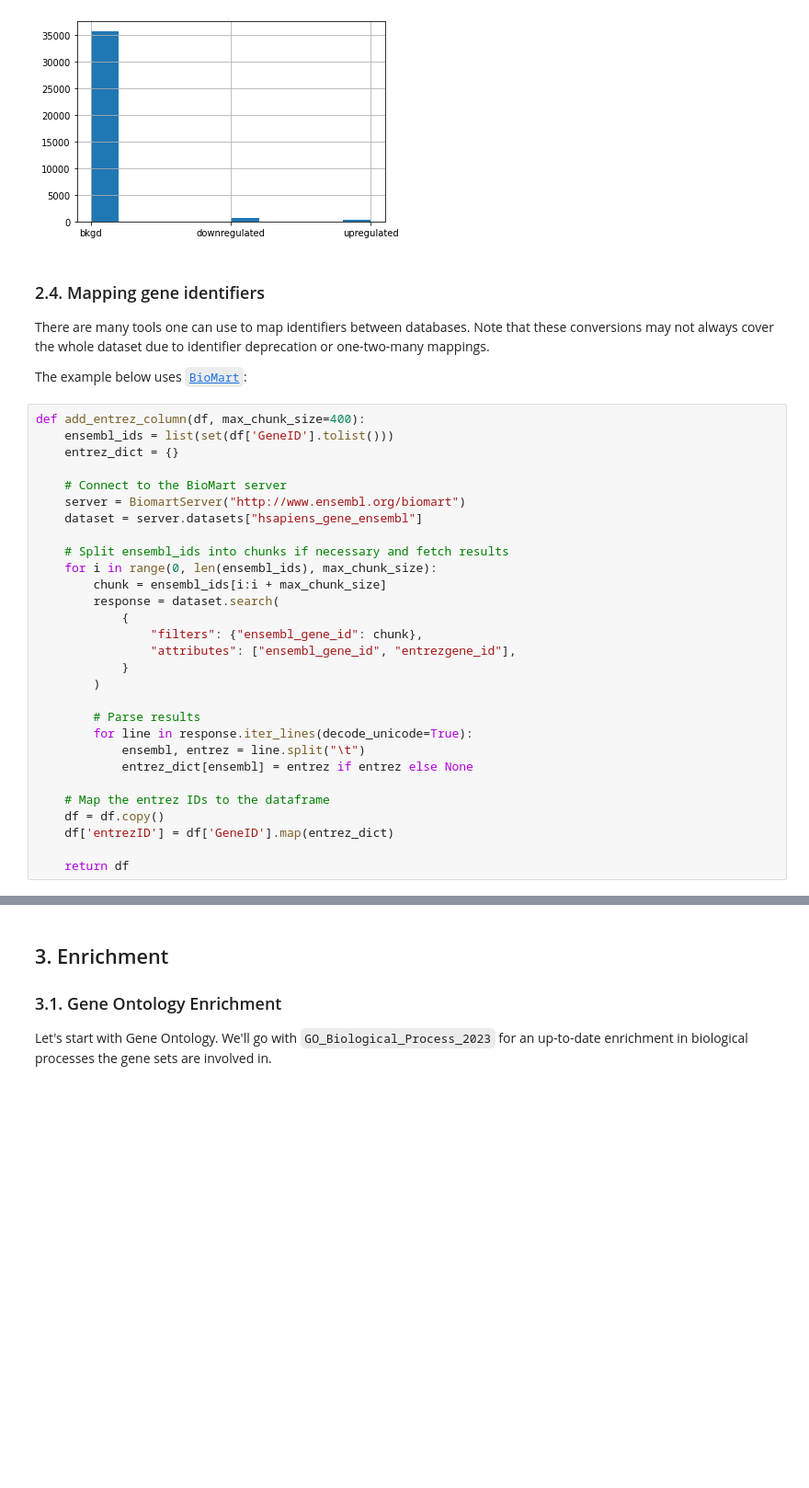
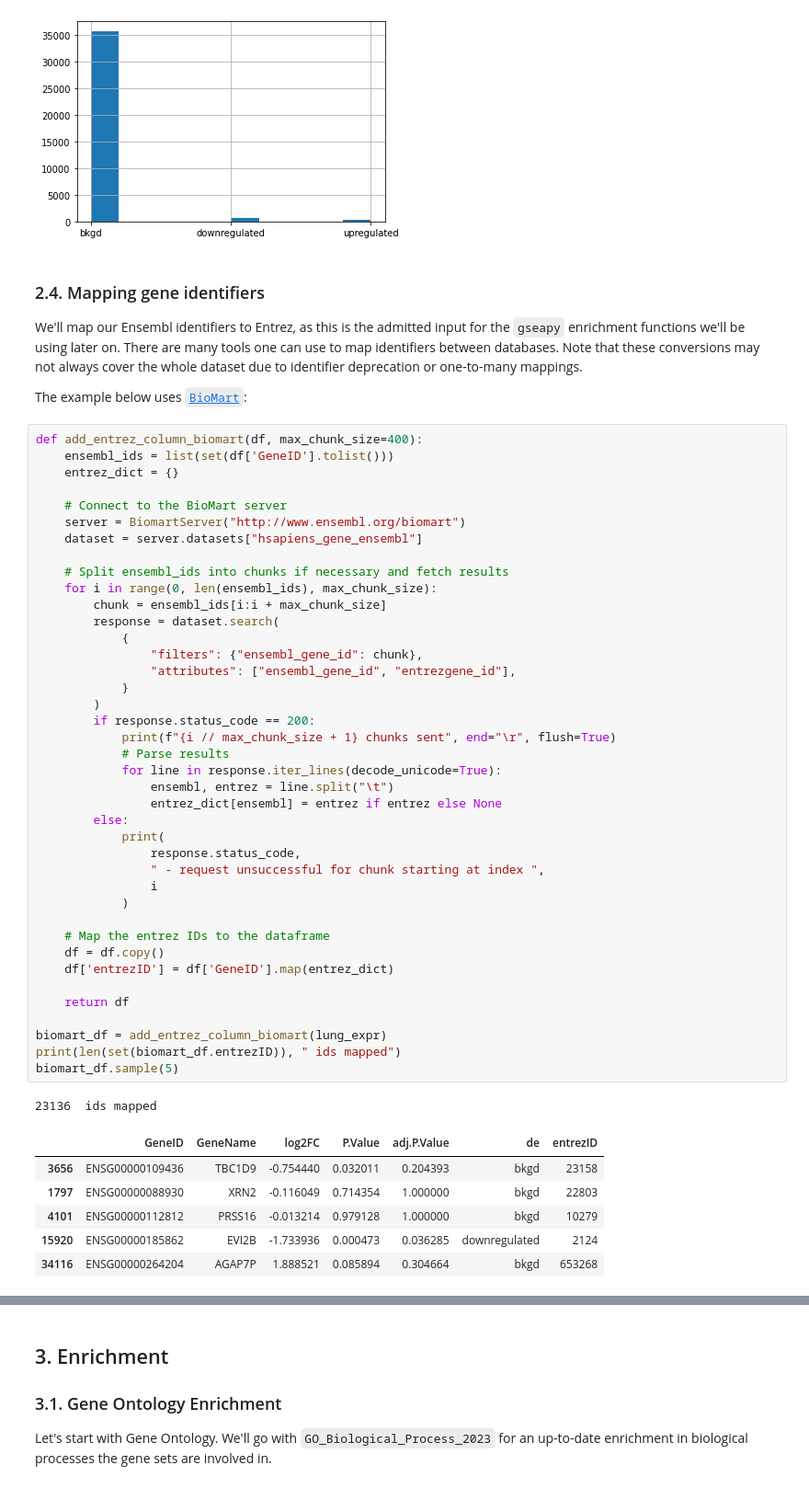
Before and after one commit to jmillanacosta/pyWikiPathways_vignettes, a Jupyter notebook: Pathway-Analysis.ipynb, the cells around one changed output, grey strips where cells are left out. Shown: that part at 92% size. Saved outputs shown, nothing was run; the diff lists cells and outputs as text; blank space fills up the shorter version.

Commit message:
Update mappings

```diff
--- a/Pathway-Analysis.ipynb
+++ b/Pathway-Analysis.ipynb
@@ -118,35 +112,55 @@ lung_expr.de.hist()
 # %% [markdown]
 ### 2.4. Mapping gene identifiers
 
-There are many tools one can use to map identifiers between databases. Note that these conversions may not always cover the whole dataset due to identifier deprecation or one-two-many mappings.
+We'll map our Ensembl identifiers to Entrez, as this is the admitted input for the `gseapy` enrichment functions we'll be using later on.
+There are many tools one can use to map identifiers between databases. Note that these conversions may not always cover the whole dataset due to identifier deprecation or one-to-many mappings.
 
 The example below uses [`BioMart`](http://www.ensembl.org/biomart):
 # %%
-def add_entrez_column(df, max_chunk_size=400):
+def add_entrez_column_biomart(df, max_chunk_size=400):
     ensembl_ids = list(set(df['GeneID'].tolist()))
     entrez_dict = {}
 
     # Connect to the BioMart server
     server = BiomartServer("http://www.ensembl.org/biomart")
     dataset = server.datasets["hsapiens_gene_ensembl"]
 
     # Split ensembl_ids into chunks if necessary and fetch results
     for i in range(0, len(ensembl_ids), max_chunk_size):
         chunk = ensembl_ids[i:i + max_chunk_size]
         response = dataset.search(
             {
                 "filters": {"ensembl_gene_id": chunk},
                 "attributes": ["ensembl_gene_id", "entrezgene_id"],
             }
         )
-
-        # Parse results
-        for line in response.iter_lines(decode_unicode=True):
-            ensembl, entrez = line.split("\t")
-            entrez_dict[ensembl] = entrez if entrez else None
+        if response.status_code == 200:
+            print(f"{i // max_chunk_size + 1} chunks sent", end="\r", flush=True)
+            # Parse results
+            for line in response.iter_lines(decode_unicode=True):
+                ensembl, entrez = line.split("\t")
+                entrez_dict[ensembl] = entrez if entrez else None
+        else:
+            print(
+                response.status_code,
+                " - request unsuccessful for chunk starting at index ",
+                i
+            )
 
     # Map the entrez IDs to the dataframe
     df = df.copy()
     df['entrezID'] = df['GeneID'].map(entrez_dict)
 
     return df
+
+biomart_df = add_entrez_column_biomart(lung_expr)
+print(len(set(biomart_df.entrezID)), " ids mapped")
+biomart_df.sample(5)
+# %% [output]
+23136  ids mapped
+|  | GeneID | GeneName | log2FC | P.Value | adj.P.Value | de | entrezID |
+| 3656 | ENSG00000109436 | TBC1D9 | -0.754440 | 0.032011 | 0.204393 | bkgd | 23158 |
+| 1797 | ENSG00000088930 | XRN2 | -0.116049 | 0.714354 | 1.000000 | bkgd | 22803 |
+| 4101 | ENSG00000112812 | PRSS16 | -0.013214 | 0.979128 | 1.000000 | bkgd | 10279 |
+| 15920 | ENSG00000185862 | EVI2B | -1.733936 | 0.000473 | 0.036285 | downregulated | 2124 |
+| 34116 | ENSG00000264204 | AGAP7P | 1.888521 | 0.085894 | 0.304664 | bkgd | 653268 |
```
Also changed, not shown: parts of 48 cells of this notebook.
